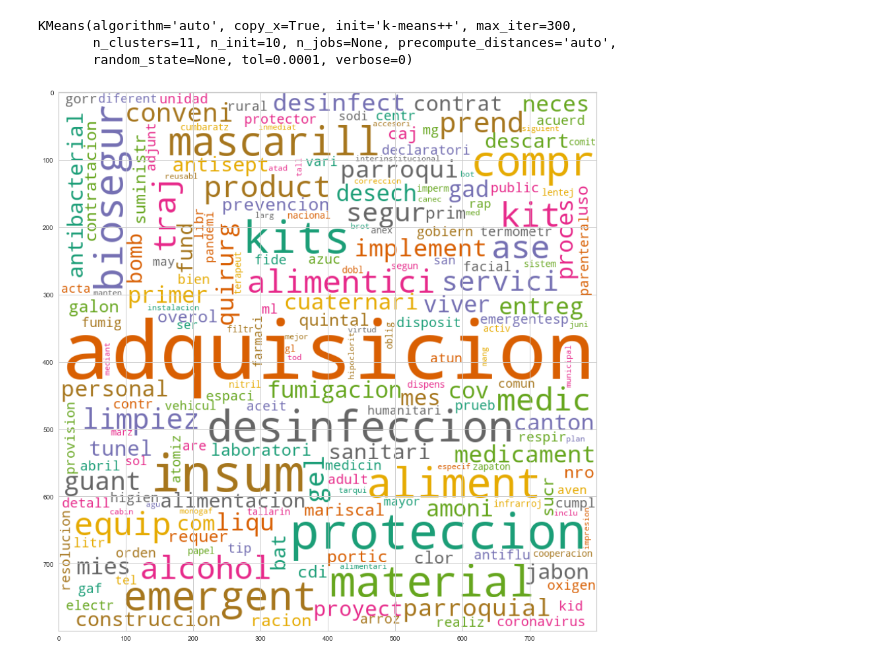
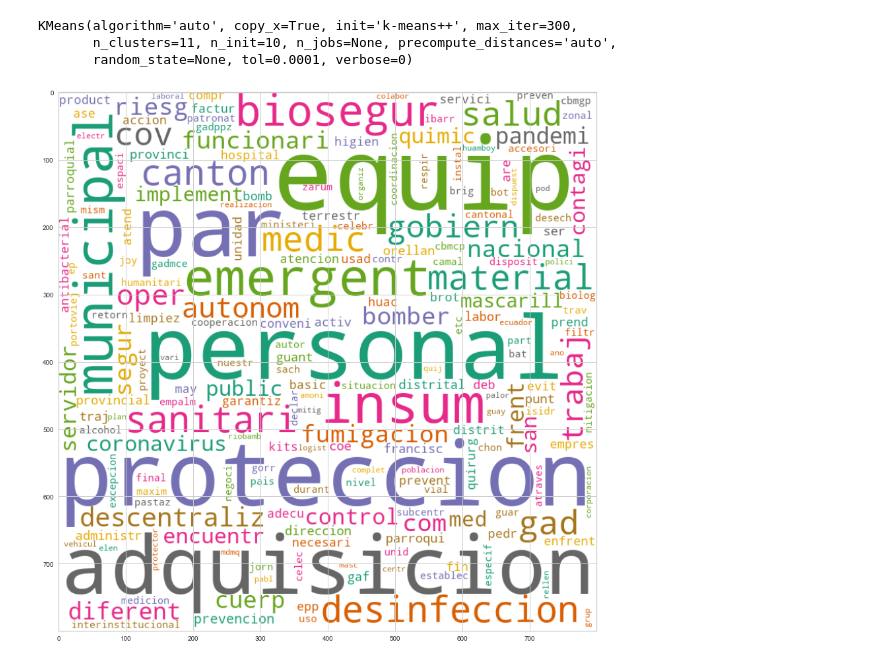
Before and after one commit to allisonbarrezueta/ProyectoIntroCienciaDatos, a Jupyter notebook: Analisis/NLP_Final.ipynb, the cells around one changed output. Cells and saved outputs as stored; diff of their text form; code cells hidden in the pictures.

```diff
--- a/Analisis/NLP_Final.ipynb
+++ b/Analisis/NLP_Final.ipynb
@@ -77,13 +77,13 @@ freq_dict_cluster_pca = obtenerFrecuenciaPalabras(data_dtm, data_cluster_pca["ca
 # %%
 wc = WordCloud(background_color="white", colormap="Dark2",
                max_font_size=150,width=800, height=800)
 
-wc.generate_from_frequencies(freq_dict_cluster_pca[6])
+wc.generate_from_frequencies(freq_dict_cluster_pca[10])
 plt.figure(figsize=(15,15))
 plt.imshow(wc, interpolation="bilinear")
 plt.show()
 # %% [output]
-[figure, old version]
+[figure, new version]
 # %%
 provedores["categoria"] = data_cluster_pca["categoria"]
 # %%
```
Also changed, not shown: parts of 2 cells of this notebook.
